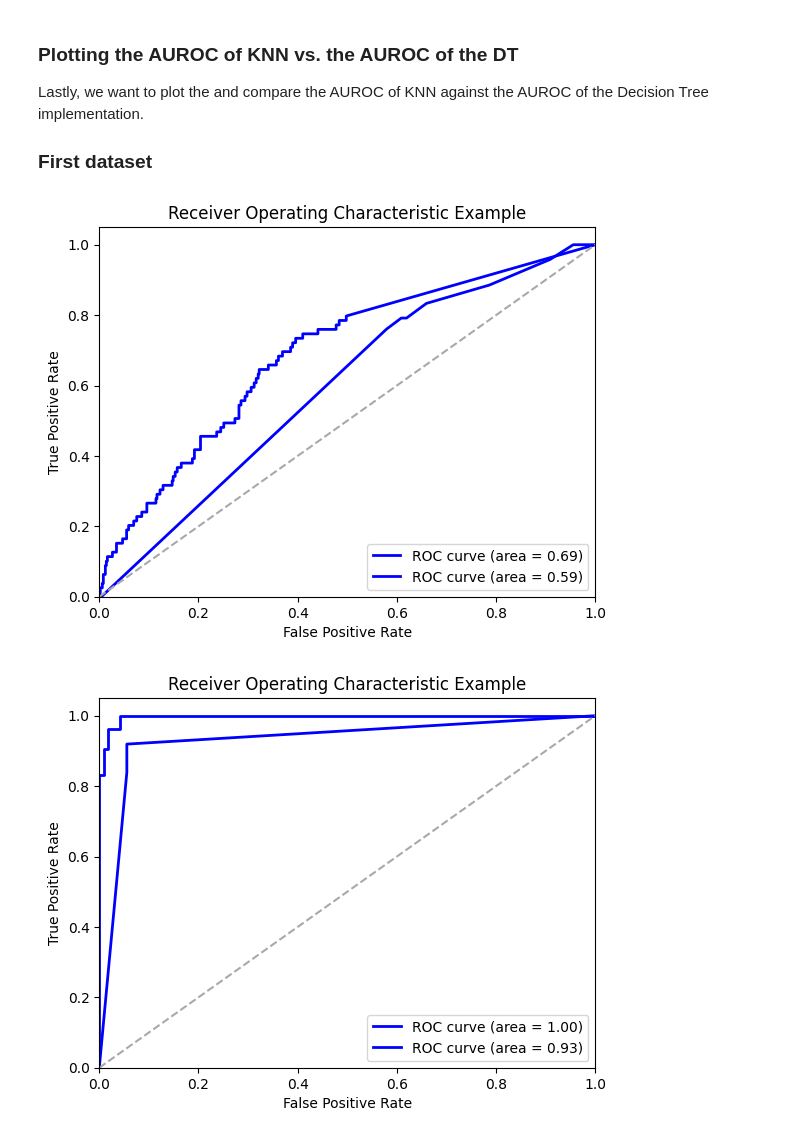
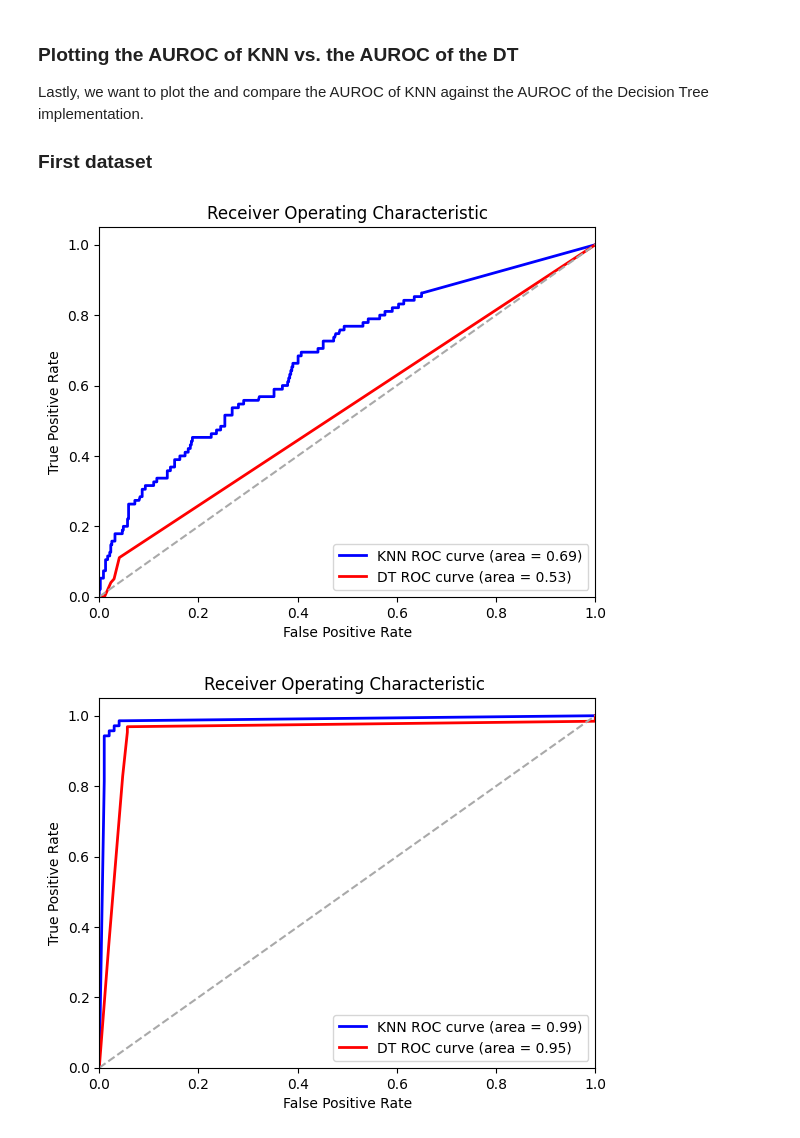
Before and after one commit to chxmberland/comp-551-a1, a Jupyter notebook: 551_group21_a-1.ipynb, the cells around one changed output. Saved outputs shown, nothing was run; the diff lists cells and outputs as text; code cells hidden in the pictures.

```diff
--- a/551_group21_a-1.ipynb
+++ b/551_group21_a-1.ipynb
@@ -1009,6 +1029,8 @@ print("\n----- TRAINING ON DATASET ONE -----\n")
 
 dataset_size = nhanes.shape[0]
 num_cols = nhanes.shape[1]
+
+nhanes = nhanes.to_numpy()
 
 # Change float col to int
 nhanes[:, 3] *= 10#.astype(int)
@@ -1302,29 +1324,29 @@ Lastly, we want to plot the and compare the AUROC of KNN against the AUROC of th
 ### First dataset
 # %%
 plt.figure()
-plt.plot(fpr_knn_d1, tpr_knn_d1, color='blue', lw=2, label='ROC curve (area = %0.2f)' % auc_knn_d1)
-plt.plot(fpr_dt_d1, tpr_dt_d1, color='blue', lw=2, label='ROC curve (area = %0.2f)' % auc_dt_d1)
+plt.plot(fpr_knn_d1, tpr_knn_d1, color='blue', lw=2, label='KNN ROC curve (area = %0.2f)' % auc_knn_d1)
+plt.plot(fpr_dt_d1, tpr_dt_d1, color='red', lw=2, label='DT ROC curve (area = %0.2f)' % auc_dt_d1)
 plt.plot([0, 1], [0, 1], color='darkgrey', linestyle='--')
 plt.xlim([0.0, 1.0])
 plt.ylim([0.0, 1.05])
 plt.xlabel('False Positive Rate')
 plt.ylabel('True Positive Rate')
-plt.title('Receiver Operating Characteristic Example')
+plt.title('Receiver Operating Characteristic')
 plt.legend(loc="lower right")
 plt.show()
 # %% [output]
-[figure, old version]
+[figure, new version]
 # %%
 plt.figure()
-plt.plot(fpr_knn_d2, tpr_knn_d2, color='blue', lw=2, label='ROC curve (area = %0.2f)' % auc_knn_d2)
-plt.plot(fpr_dt_d2, tpr_dt_d2, color='blue', lw=2, label='ROC curve (area = %0.2f)' % auc_dt_d2)
+plt.plot(fpr_knn_d2, tpr_knn_d2, color='blue', lw=2, label='KNN ROC curve (area = %0.2f)' % auc_knn_d2)
+plt.plot(fpr_dt_d2, tpr_dt_d2, color='red', lw=2, label='DT ROC curve (area = %0.2f)' % auc_dt_d2)
 plt.plot([0, 1], [0, 1], color='darkgrey', linestyle='--')
 plt.xlim([0.0, 1.0])
 plt.ylim([0.0, 1.05])
 plt.xlabel('False Positive Rate')
 plt.ylabel('True Positive Rate')
-plt.title('Receiver Operating Characteristic Example')
+plt.title('Receiver Operating Characteristic ')
 plt.legend(loc="lower right")
 plt.show()
 # %% [output]
-[figure, old version]
+[figure, new version]
```
Also changed, not shown: parts of 19 cells of this notebook, 13 other files.
